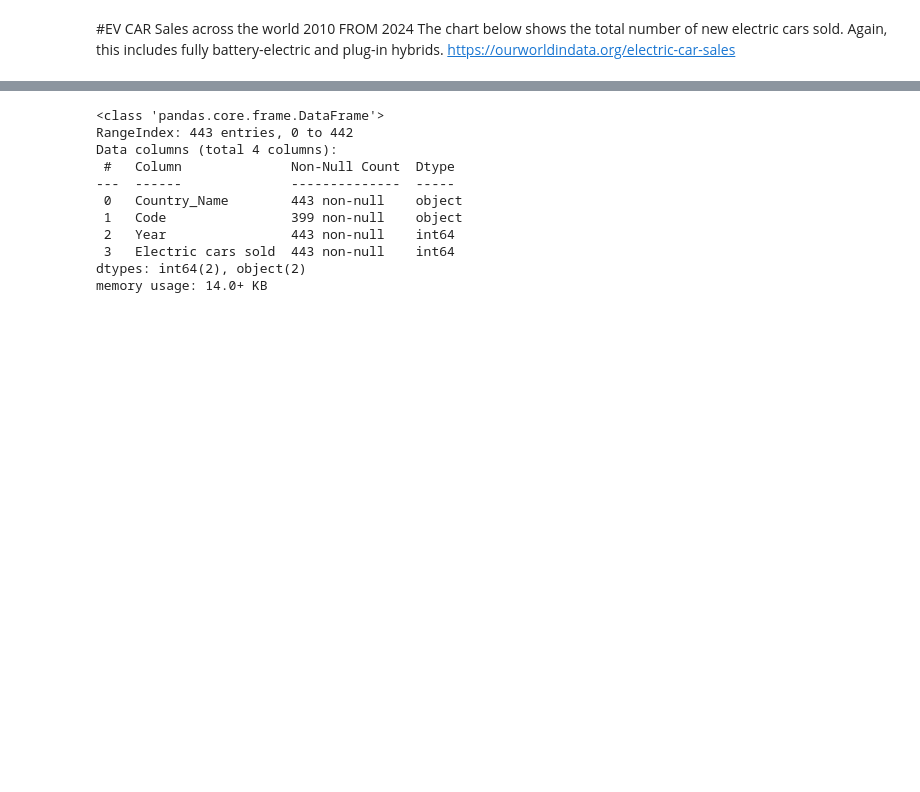
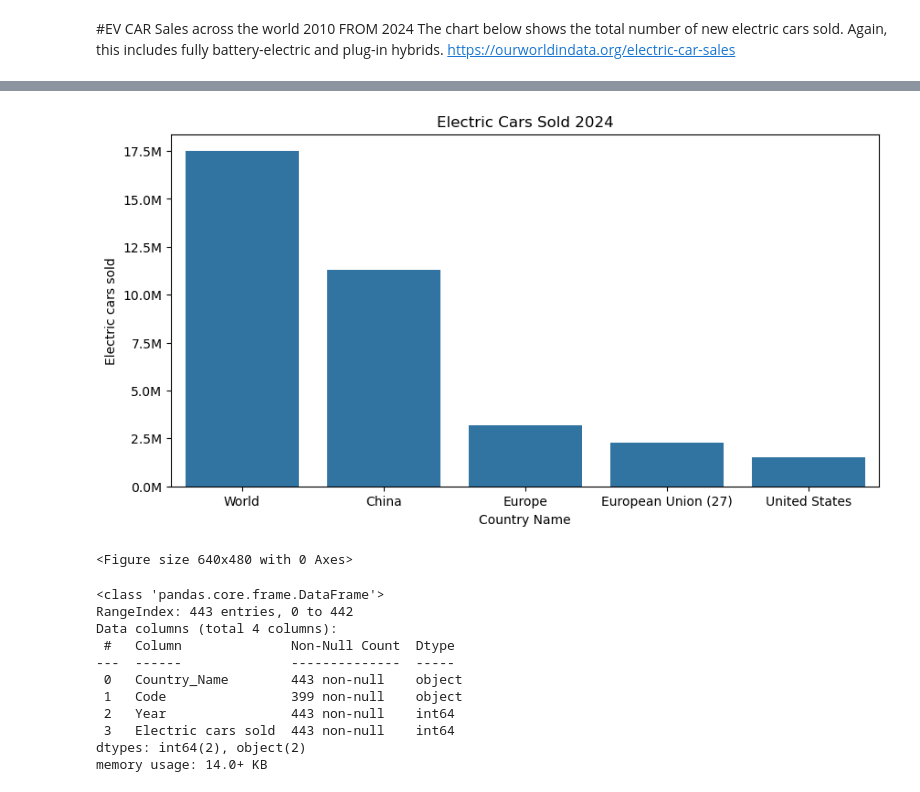
Before and after one commit to nainyb/Capstone_project_nainy, a Jupyter notebook: notebook/EV CARS in world.ipynb, the cells around one changed output, grey strips where cells are left out. Drawn from its saved outputs; the diff is of its cells as text; code cells hidden in the pictures; blank space fills up the shorter version.

```diff
--- a/notebook/EV CARS in world.ipynb
+++ b/notebook/EV CARS in world.ipynb
@@ -10,0 +22,2 @@ EV_solds= pd.read_csv("C:/Users/nainy/Documents/nss_dda16/python/projects/EV_Cap
+# %%
+sold_2024=EV_solds.loc[EV_solds['Year']==2024]
@@ -11 +34,3 @@ EV_solds= pd.read_csv("C:/Users/nainy/Documents/nss_dda16/python/projects/EV_Cap
+# %%
+electric_cars_sold_2024= sold_2024[['Country_Name','Electric cars sold']].sort_values(by = 'Electric cars sold', ascending = False)
 # %%
@@ -28,3 +57,18 @@ EV_solds
+# %%
+plt.figure(figsize=(10,5))
+sns.barplot(data = electric_cars_sold_2024.head(5), x = 'Country_Name', y = 'Electric cars sold')
+plt.title('Electric Cars Sold 2024')
+plt.ylabel('Electric cars sold')
+plt.xlabel('Country Name')
+
+# Format y-axis in millions
+formatter = FuncFormatter(lambda y, _: f'{y/1e6:.1f}M')
+plt.gca().yaxis.set_major_formatter(formatter)
+plt.show()
+plt.savefig('Electric Cars Sold 2024.png')
+# %% [output]
+[figure, added]
+<Figure size 640x480 with 0 Axes>
 # %%
 EV_solds.info()
 # %% [output]
```
Also changed, not shown: parts of 15 cells of this notebook, 19 other files.
